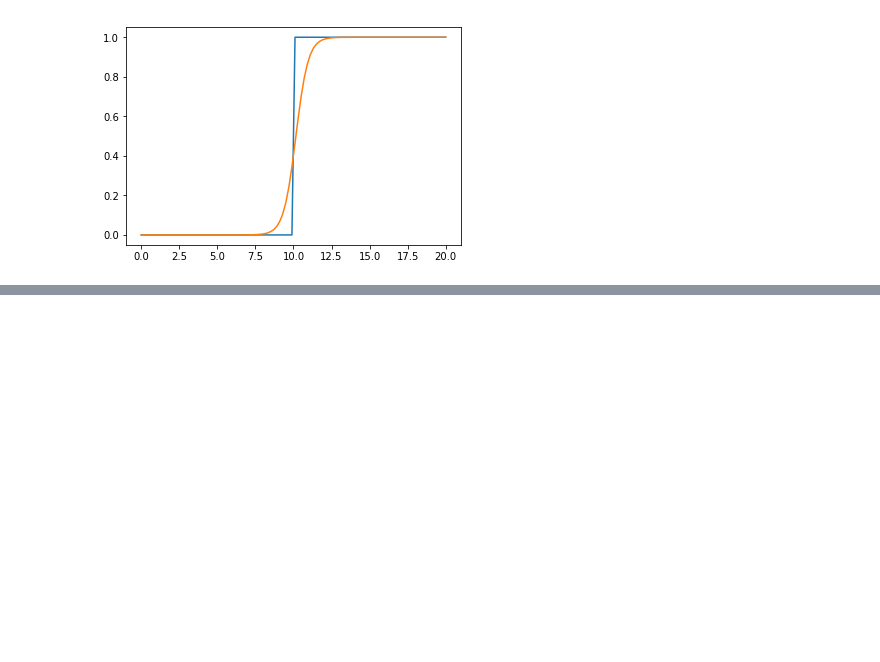
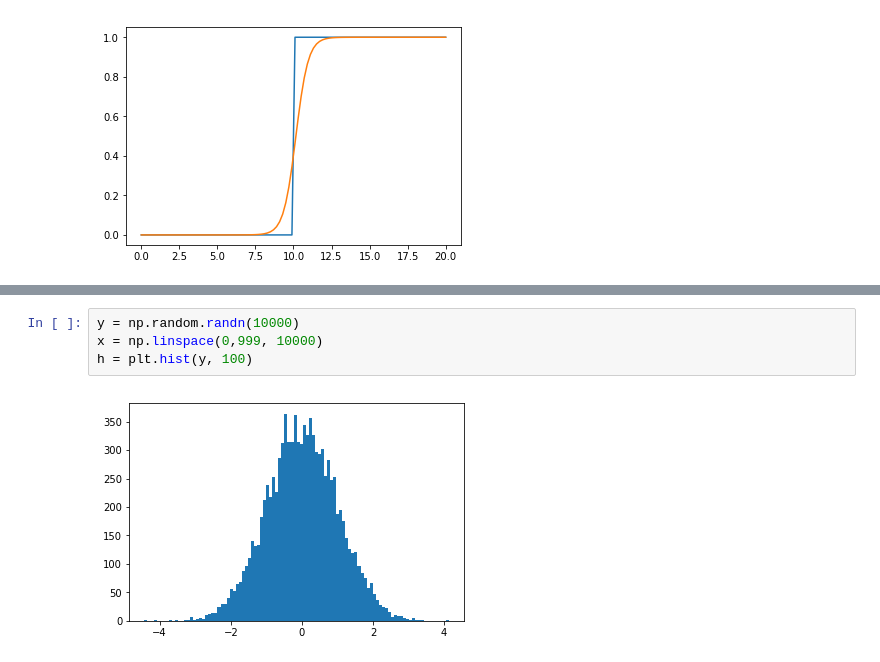
Before and after one commit to exitudio/research-ai, a Jupyter notebook: experiment/neural-network-lib/numpy/Neural Net Numpy.ipynb, the cells around one changed output, grey strips where cells are left out. Drawn from its saved outputs; the diff is of its cells as text; blank space fills up the shorter version.

```diff
--- a/experiment/neural-network-lib/numpy/Neural Net Numpy.ipynb
+++ b/experiment/neural-network-lib/numpy/Neural Net Numpy.ipynb
@@ -109,0 +132,6 @@ plt.plot(input, nn.predict(input))
+# %%
+y = np.random.randn(10000)
+x = np.linspace(0,999, 10000)
+h = plt.hist(y, 100)
+# %% [output]
+[figure, added]
```
Also changed, not shown: parts of 7 cells of this notebook, 5 other files.
